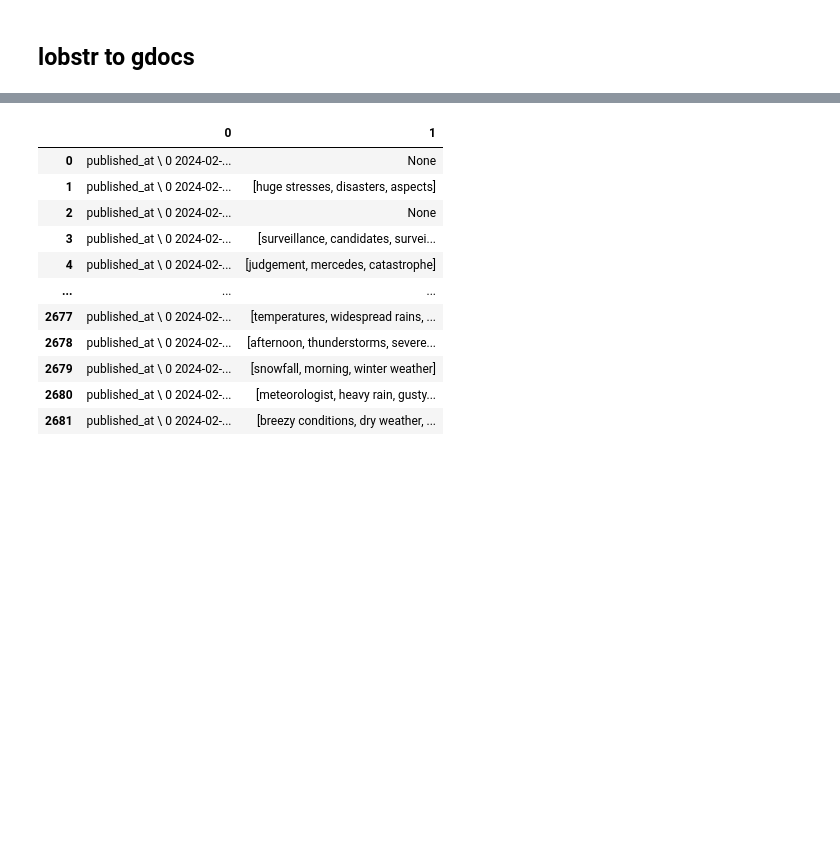
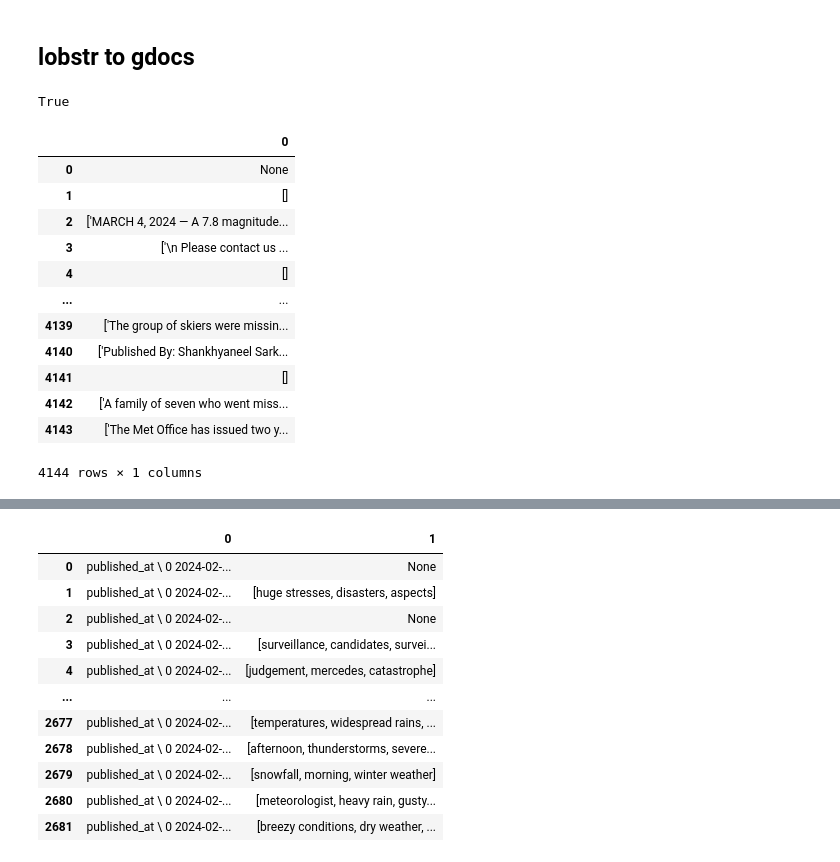
Before and after one commit to dcolinmorgan/DOTS, a Jupyter notebook: DOTS/dots_feat.ipynb, the cells around one changed output, grey strips where cells are left out. Cells and saved outputs as stored; diff of their text form; code cells hidden in the pictures; blank space fills up the shorter version.

```diff
--- a/DOTS/dots_feat.ipynb
+++ b/DOTS/dots_feat.ipynb
@@ -700,0 +698,8 @@ device = torch.device("cuda" if torch.cuda.is_available() else "cpu")
+# %%
+articles = pd.read_csv('input/lobstr_text.txt', sep='\t', sep='\t', index_col=0, names=['text'], skiprows=1)
+url = 'https://docs.google.com/spreadsheets/d/178sqEWzqubH0znhx7Z6u9ig2EjCRvl0dUsA7b6hQpmY/export?format=csv'
+df = pd.read_csv(url)
+len(articles) == len(df)
+# len(articles)
+# %% [output]
+True
@@ -700,0 +708,18 @@ device = torch.device("cuda" if torch.cuda.is_available() else "cpu")
+# %%
+jj=pd.read_parquet('input/lobstr_text.parquet')
+# %%
+jj
+# %% [output]
+|  | 0 |
+| 0 | None |
+| 1 | [] |
+| 2 | ['MARCH 4, 2024 — A 7.8 magnitude... |
+| 3 | ['\n Please contact us ... |
+| 4 | [] |
+| ... | ... |
+| 4139 | ['The group of skiers were missin... |
+| 4140 | ['Published By: Shankhyaneel Sark... |
+| 4141 | [] |
+| 4142 | ['A family of seven who went miss... |
+| 4143 | ['The Met Office has issued two y... |
+4144 rows × 1 columns
```
Also changed, not shown: parts of 4 cells of this notebook, 6 other files.
